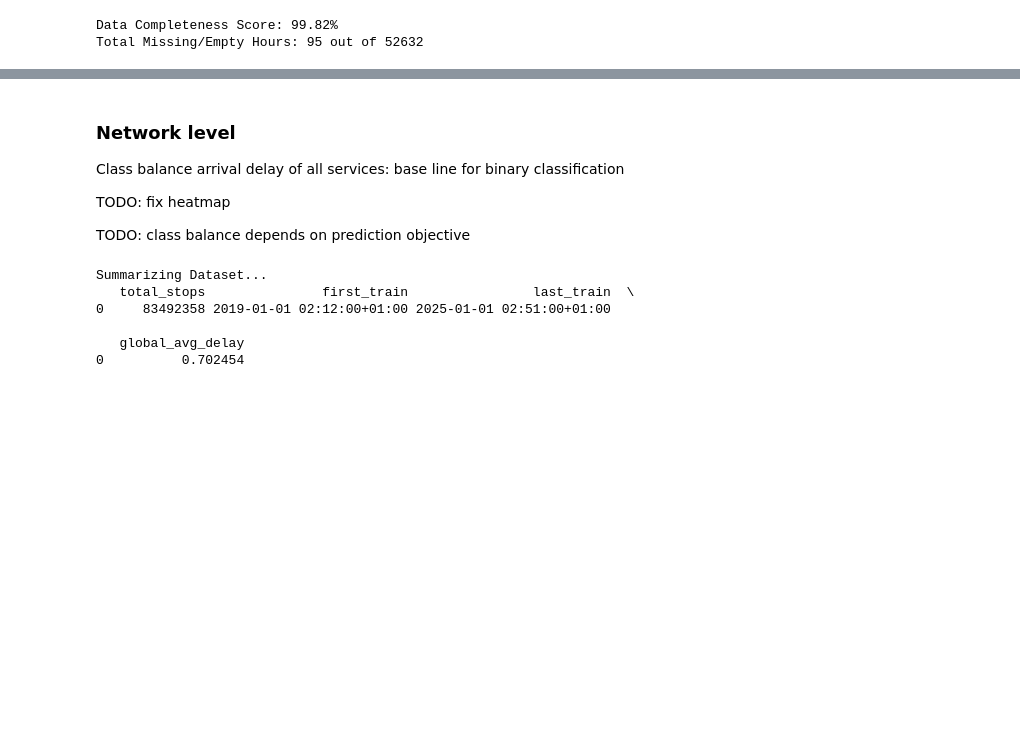
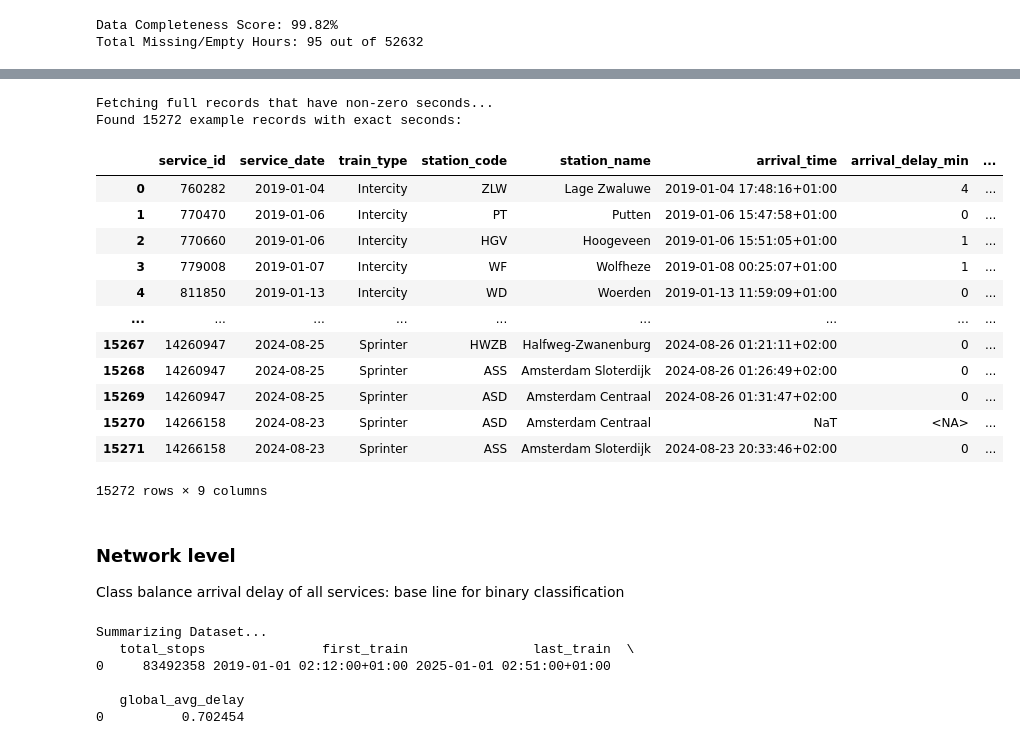
Before and after one commit to jbaonl/MSc-Thesis, a Jupyter notebook: MSc-Thesis/Bao/EDA.ipynb, the cells around one changed output, grey strips where cells are left out. Saved outputs shown, nothing was run; the diff lists cells and outputs as text; code cells hidden in the pictures; blank space fills up the shorter version.

```diff
--- a/MSc-Thesis/Bao/EDA.ipynb
+++ b/MSc-Thesis/Bao/EDA.ipynb
@@ -478,11 +1055,45 @@ Total Missing/Empty Hours: 95 out of 52632
+# %%
+# --- Cell: Inspect Exact Second Timestamps ---
+
+print("Fetching full records that have non-zero seconds...")
+
+# Select rows where either Arrival OR Departure has seconds > 0
+exact_seconds_query = """
+    SELECT *
+    FROM services
+    WHERE (arrival_time IS NOT NULL AND SECOND(arrival_time) > 0)
+        OR (departure_time IS NOT NULL AND SECOND(departure_time) > 0)
+    -- LIMIT 10
+"""
+
+df_exact_seconds = con.execute(exact_seconds_query).df()
+
+if len(df_exact_seconds) > 0:
+    print(f"Found {len(df_exact_seconds)} example records with exact seconds:")
+    display(df_exact_seconds)
+else:
+    print("Result: No records found with non-zero seconds.")
+    print("All timestamps in the dataset are rounded to the minute (XX:XX:00).")
+# %% [output]
+Fetching full records that have non-zero seconds...
+Found 15272 example records with exact seconds:
+|  | service_id | service_date | train_type | station_code | station_name | arrival_time | arrival_delay_min | ... |
+| 0 | 760282 | 2019-01-04 | Intercity | ZLW | Lage Zwaluwe | 2019-01-04 17:48:16+01:00 | 4 | ... |
+| 1 | 770470 | 2019-01-06 | Intercity | PT | Putten | 2019-01-06 15:47:58+01:00 | 0 | ... |
+| 2 | 770660 | 2019-01-06 | Intercity | HGV | Hoogeveen | 2019-01-06 15:51:05+01:00 | 1 | ... |
+| 3 | 779008 | 2019-01-07 | Intercity | WF | Wolfheze | 2019-01-08 00:25:07+01:00 | 1 | ... |
+| 4 | 811850 | 2019-01-13 | Intercity | WD | Woerden | 2019-01-13 11:59:09+01:00 | 0 | ... |
+| ... | ... | ... | ... | ... | ... | ... | ... | ... |
+| 15267 | 14260947 | 2024-08-25 | Sprinter | HWZB | Halfweg-Zwanenburg | 2024-08-26 01:21:11+02:00 | 0 | ... |
+| 15268 | 14260947 | 2024-08-25 | Sprinter | ASS | Amsterdam Sloterdijk | 2024-08-26 01:26:49+02:00 | 0 | ... |
+| 15269 | 14260947 | 2024-08-25 | Sprinter | ASD | Amsterdam Centraal | 2024-08-26 01:31:47+02:00 | 0 | ... |
+| 15270 | 14266158 | 2024-08-23 | Sprinter | ASD | Amsterdam Centraal | NaT | <NA> | ... |
+| 15271 | 14266158 | 2024-08-23 | Sprinter | ASS | Amsterdam Sloterdijk | 2024-08-23 20:33:46+02:00 | 0 | ... |
+15272 rows × 9 columns
 # %% [markdown]
 ### Network level
 
 Class balance arrival delay of all services: base line for binary classification
-
-TODO: fix heatmap
-
-TODO: class balance depends on prediction objective
 # %%
 # --- A. General Summary ---
 print("Summarizing Dataset...")
```
Also changed, not shown: parts of 57 cells of this notebook, 1 other file.
